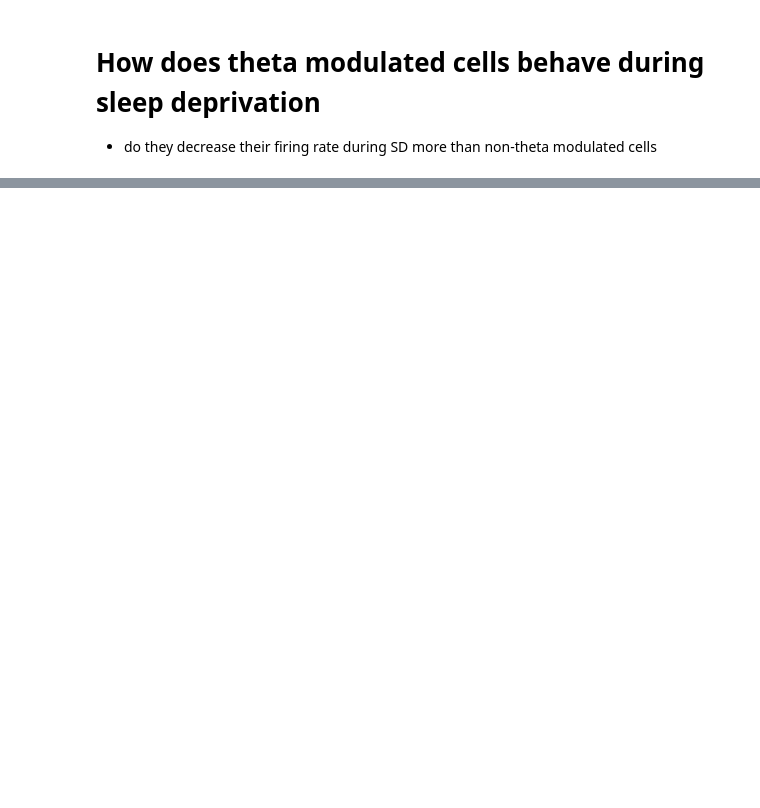
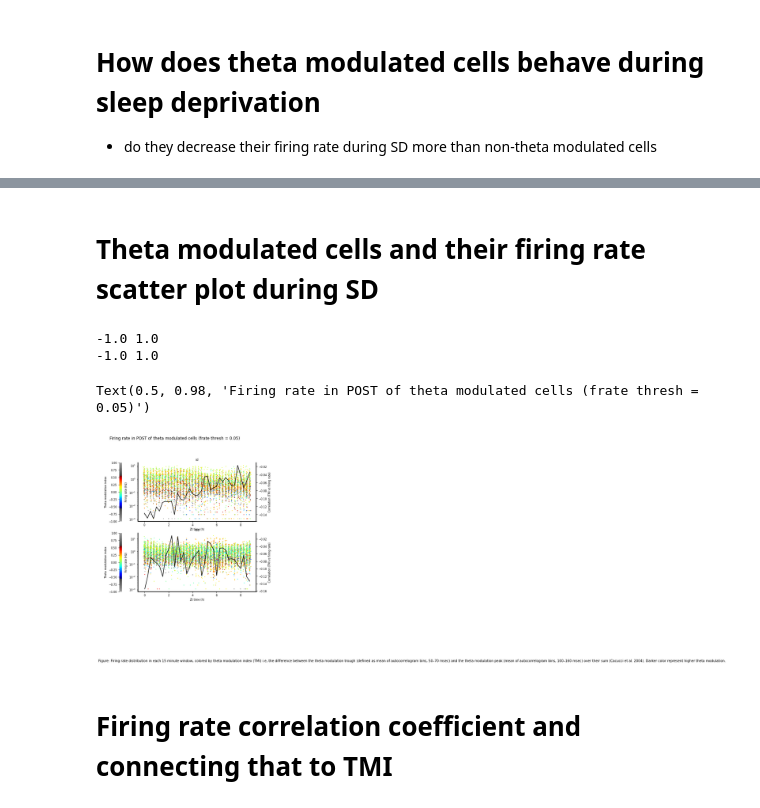
Before and after one commit to bapungiri/NeuroPy, a Jupyter notebook: sleep_deprivation/sd_theta.ipynb, the cells around one changed output, grey strips where cells are left out. Cells and saved outputs as stored; diff of their text form; code cells hidden in the pictures; blank space fills up the shorter version.

Commit message:
theta modulation and firing rate dist

```diff
--- a/sleep_deprivation/sd_theta.ipynb
+++ b/sleep_deprivation/sd_theta.ipynb
@@ -57,8 +59,8 @@ for grp, sessions in zip(['sd','nsd'],[sd_sessions,nsd_sessions]):
     post_frate=[]
     quantiles=[]
     for sub, sess in enumerate(sessions):
-        maze = sess.paradigm["maze"]
-        post = sess.paradigm['post']
+        maze = sess.paradigm["maze"].flatten()
+        post = sess.paradigm['post'].flatten()
         maze_neurons = (
             sess.neurons.get_neuron_type("pyr")
             .time_slice(maze[0], maze[1])
@@ -150,0 +151,13 @@ figure.savefig(subjects.figpath_sd/'theta_modulation_frate_POST')
+# %% [markdown]
+# Theta modulated cells and their firing rate scatter plot during SD
+# %%
+import matplotlib.pyplot as plt
+import numpy as np
+from neuropy.utils import neurons_util
+from neuropy.plotting import Fig
+import pandas as pd
+from scipy import stats
+import subjects
+
+sd_sessions = subjects.sd.ratNday1+subjects.sd.ratSday3 + subjects.sd.ratUday4
+nsd_sessions = subjects.nsd.ratNday2+subjects.nsd.ratSday2 + subjects.nsd.ratUday2
@@ -150,0 +201,63 @@ figure.savefig(subjects.figpath_sd/'theta_modulation_frate_POST')
+# %%
+%matplotlib inline
+import seaborn as sns
+from palettable.colorbrewer.sequential import Oranges_6, Purples_6
+from palettable.colorbrewer.qualitative import Paired_12
+from neuropy.utils.mathutil import min_max_scaler
+from neuropy.plotting import Fig
+from matplotlib import cm
+from neuropy.plotting.figure import Colormap
+
+figure = Fig()
+fig,gs = figure.draw(grid=(3,2))
+
+colors = list(subjects.sd_colors.values())
+palette = [Oranges_6, Purples_6]
+for i, grp in enumerate(["sd", "nsd"]):
+    ax = plt.subplot(gs[i,:])
+    df = theta_mod_frate[grp]
+
+    tmi,frate,maze_frate = df['tmi'],df['frate'],df['maze_frate']
+    cmap = cm.get_cmap('Dark2')
+    # tmi = min_max_scaler(tmi)
+    print(np.nanmin(tmi),np.nanmax(tmi))
+    colors = cmap(tmi)
+
+    s1 = pd.Series(tmi)
+    corr = []
+    for i1 in range(frate.shape[1]):
+        x_coord =i1* np.ones(len(tmi))+ np.random.randn(len(tmi))*0.15
+        x_coord *= 0.25
+        sc = ax.scatter(x_coord,frate[:,i1],c=tmi,s=1.2,cmap=Colormap().dynamic4())
+        corr.append(s1.corr(pd.Series(stats.zscore(frate[:,i1]))))
+
+    ax.spines['right'].set_visible(True)
+    cb = plt.colorbar(sc,location='left')
+    cb.outline.set_visible(False)
+    cb.ax.set_ylabel('Theta modulation index')
+    ax.set_yscale('log')
+    ax.set_ylabel('Firing rate (Hz)')
+    ax.set_xlabel('Zt time (h)')
+    ax.set_title(grp)
+
+    ax2 = ax.twinx()
+    ax2.plot(np.arange(len(corr))*0.25,corr,'k')
+    ax2.set_ylabel('Correlation (TMI vs firing rate)')
+
+ax_caption = plt.subplot(gs[2, :])
+ax_caption.text(
+    0,
+    0,
+    "Figure: Firing rate distribution in each 15 minute window, colored by theta modulation index (TMI) i.e, the difference between the theta modulation trough (defined as mean of autocorrelogram bins, 50–70 msec) and the theta modulation peak (mean of autocorrelogram bins, 100–160 msec) over their sum (Cacucci et al. 2004). Darker color represent higher theta modulation.",
+    wrap=True,
+)
+ax_caption.axis("off")
+fig.suptitle('Firing rate in POST of theta modulated cells (frate thresh = 0.05)')
+# figure.savefig(subjects.figpath_sd/'theta_modulation_frate_distribution_POST')
+# %% [output]
+-1.0 1.0
+-1.0 1.0
+Text(0.5, 0.98, 'Firing rate in POST of theta modulated cells (frate thresh = 0.05)')
+[figure, added]
+# %% [markdown]
+# Firing rate correlation coefficient and connecting that to TMI
```
Also changed, not shown: parts of 3 cells of this notebook.
